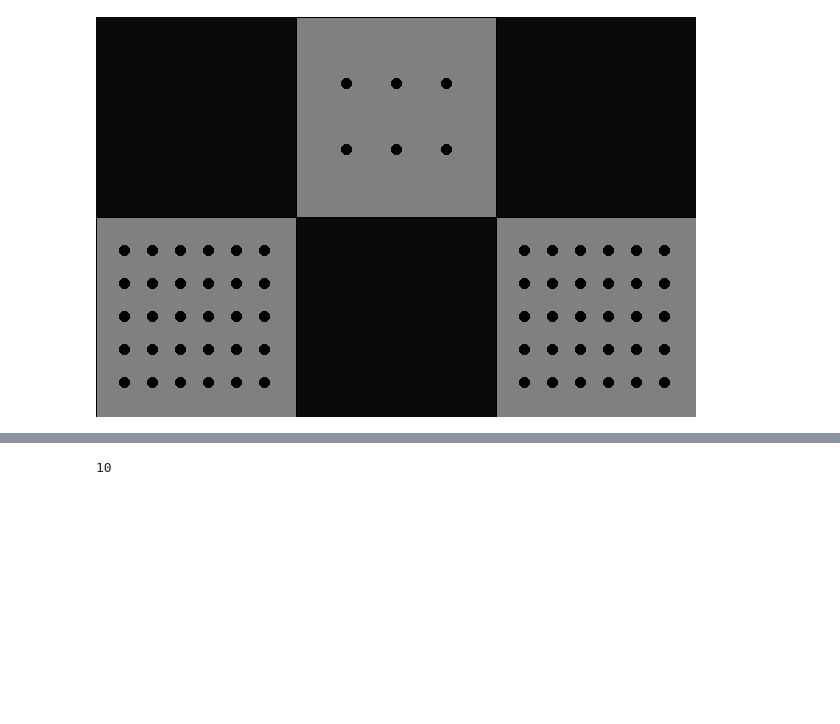
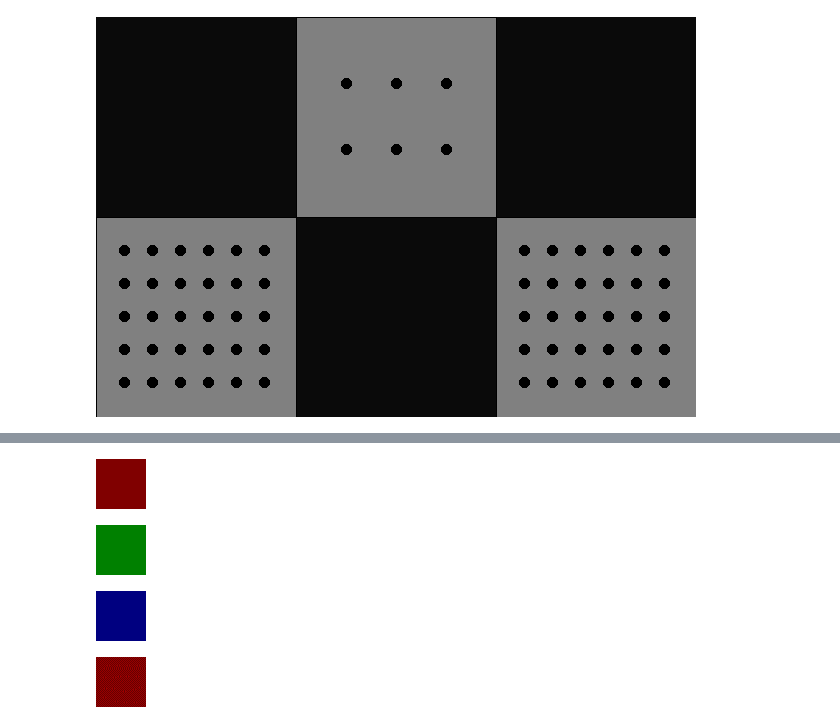
Before and after one commit to daddyjab/living_light, a Jupyter notebook: explore_concepts.ipynb, the cells around one changed output, grey strips where cells are left out. Saved outputs shown, nothing was run; the diff lists cells and outputs as text; code cells hidden in the pictures; blank space fills up the shorter version.

Commit message:
Got display_images() working again!

```diff
--- a/explore_concepts.ipynb
+++ b/explore_concepts.ipynb
@@ -33,7 +33,8 @@ def display_images( images=None, ms=50, loop=10 ):
      first_img.save(**save_opts)
 
      # Display the GIF from the temp file
-     display( HTML(f'<img src=\"{save_opts["fp"]}\">') )
+     # display( HTML(f'<img src=\"{save_opts["fp"]}\">') )
+     display( disp_Image( filename=save_opts["fp"], format='png') )
 # %%
 class Model():
     """
@@ -174,7 +175,18 @@ display_images( images )
 [figure]
 [figure]
 [interactive output not drawn]
-# %%
-len(images)
-# %% [output]
-10
+# %%
+img1 = Image.new( "RGB", (50,50), color=(128,0,0) )
+img2 = Image.new( "RGB", (50,50), color=(0,128,0) )
+img3 = Image.new( "RGB", (50,50), color=(0,0,128) )
+display( img1 )
+display( img2 )
+display( img3 )
+
+images = [ img1, img2, img3 ]
+display_images( images, ms=200, loop=2 )
+# %% [output]
+[figure, added]
+[figure, added]
+[figure, added]
+[figure, added]
```
Also changed, not shown: parts of 1 cell of this notebook.
